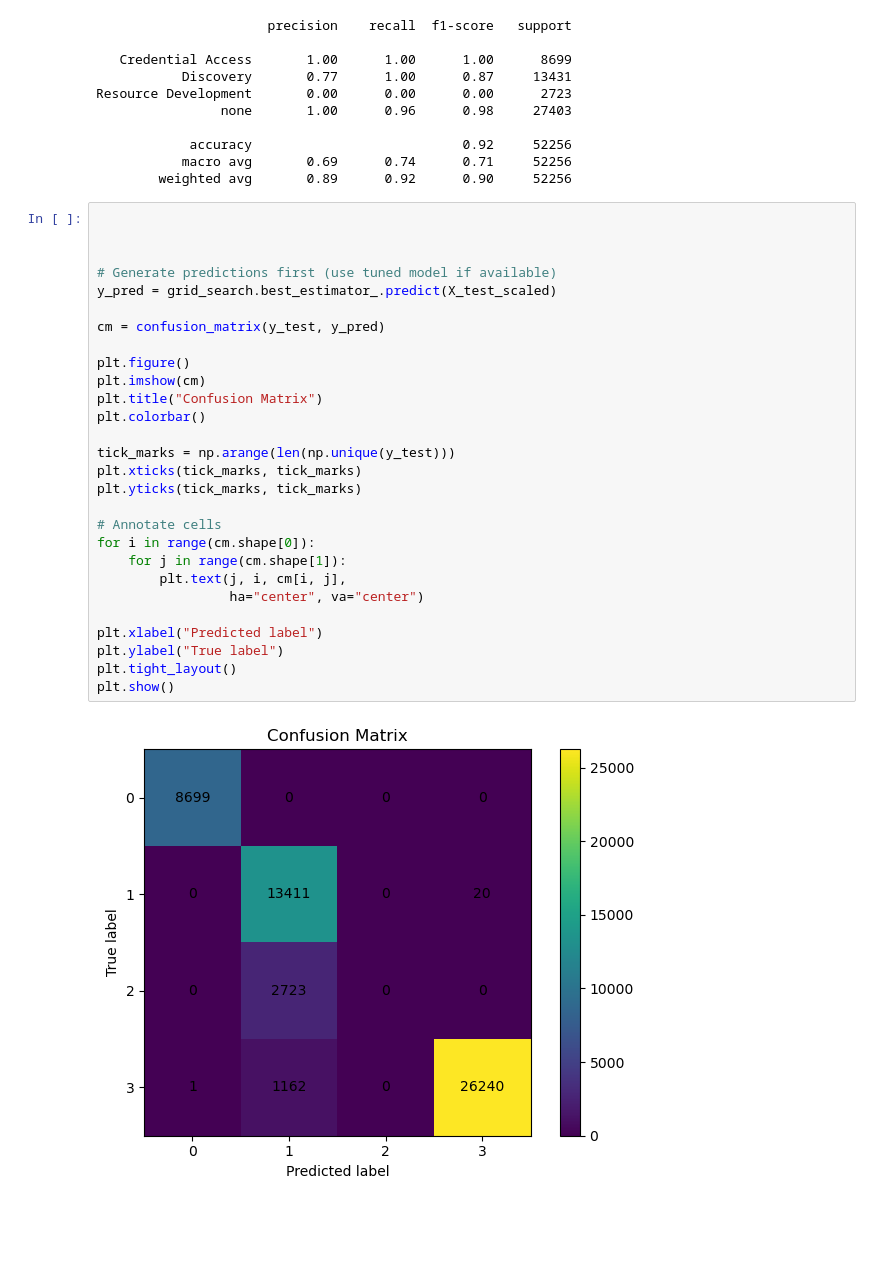
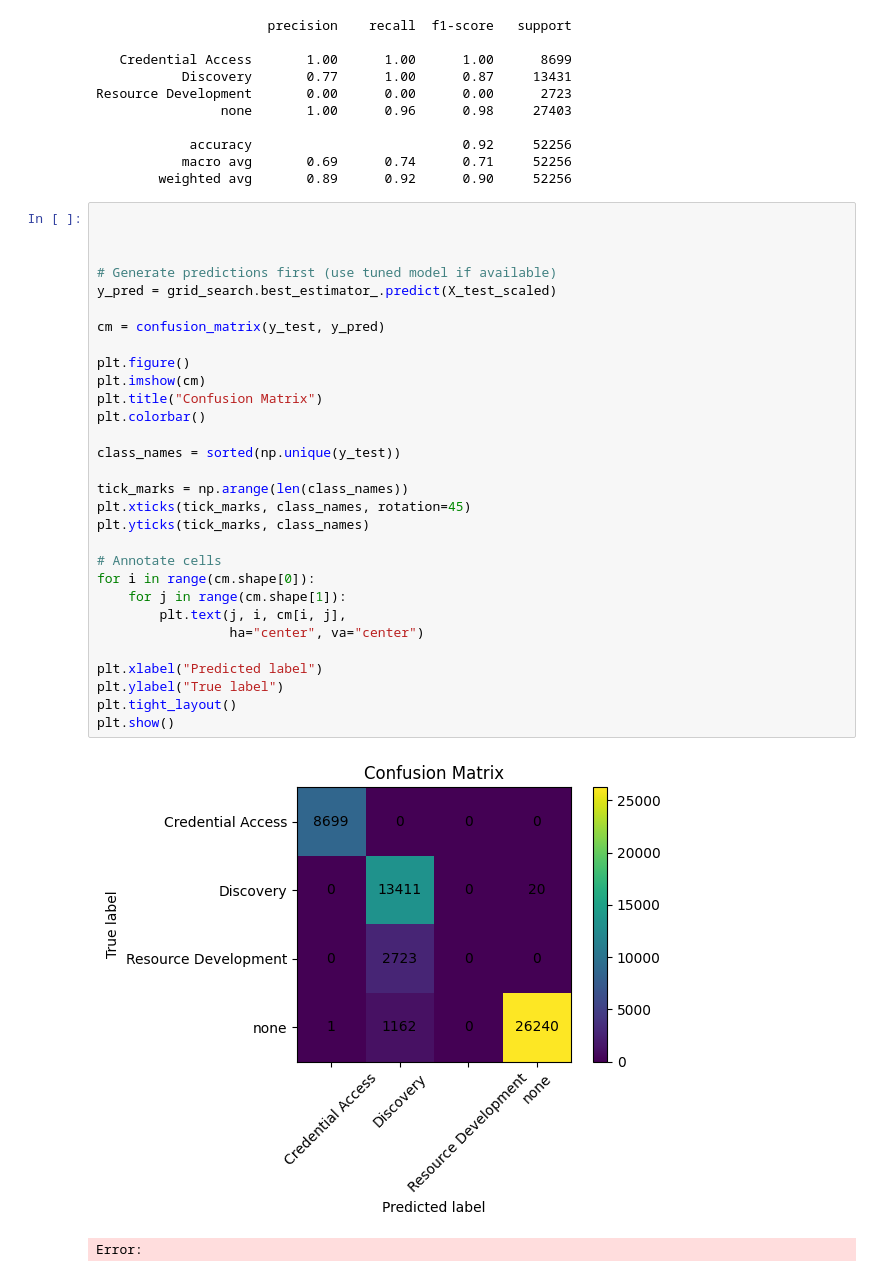
Before and after one commit to aabaniel/ZeekData24-AI-Training, a Jupyter notebook: CTTHES3_Models/ML_GBT.ipynb, the cells around one changed output. Saved outputs shown, nothing was run; the diff lists cells and outputs as text; blank space fills up the shorter version.

```diff
--- a/CTTHES3_Models/ML_GBT.ipynb
+++ b/CTTHES3_Models/ML_GBT.ipynb
@@ -257,30 +256,33 @@ Resource Development       0.00      0.00      0.00      2723
 # %%
 
 
 
 # Generate predictions first (use tuned model if available)
 y_pred = grid_search.best_estimator_.predict(X_test_scaled)
 
 cm = confusion_matrix(y_test, y_pred)
 
 plt.figure()
 plt.imshow(cm)
 plt.title("Confusion Matrix")
 plt.colorbar()
 
-tick_marks = np.arange(len(np.unique(y_test)))
-plt.xticks(tick_marks, tick_marks)
-plt.yticks(tick_marks, tick_marks)
+class_names = sorted(np.unique(y_test))
+
+tick_marks = np.arange(len(class_names))
+plt.xticks(tick_marks, class_names, rotation=45)
+plt.yticks(tick_marks, class_names)
 
 # Annotate cells
 for i in range(cm.shape[0]):
     for j in range(cm.shape[1]):
         plt.text(j, i, cm[i, j],
                  ha="center", va="center")
 
 plt.xlabel("Predicted label")
 plt.ylabel("True label")
 plt.tight_layout()
 plt.show()
 # %% [output]
-[figure, old version]
+[figure, new version]
+Error:
```
Also changed, not shown: parts of 2 cells of this notebook, 2 other files.
